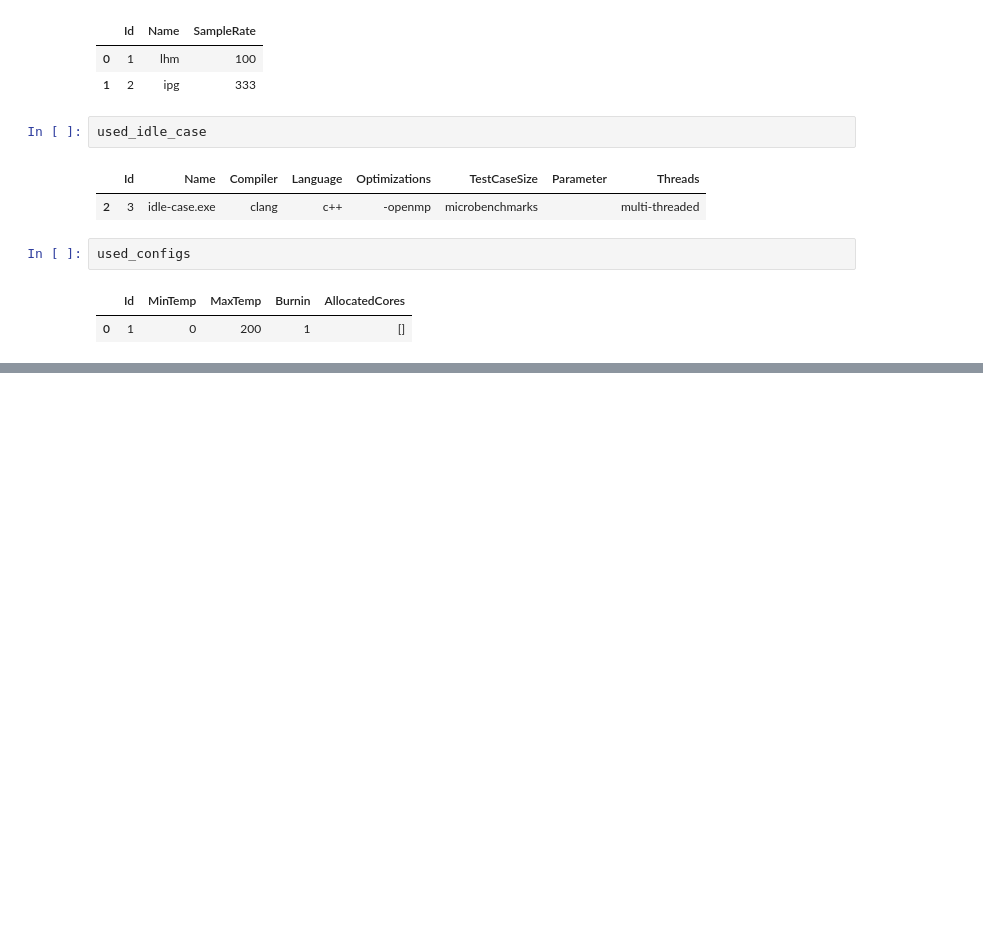
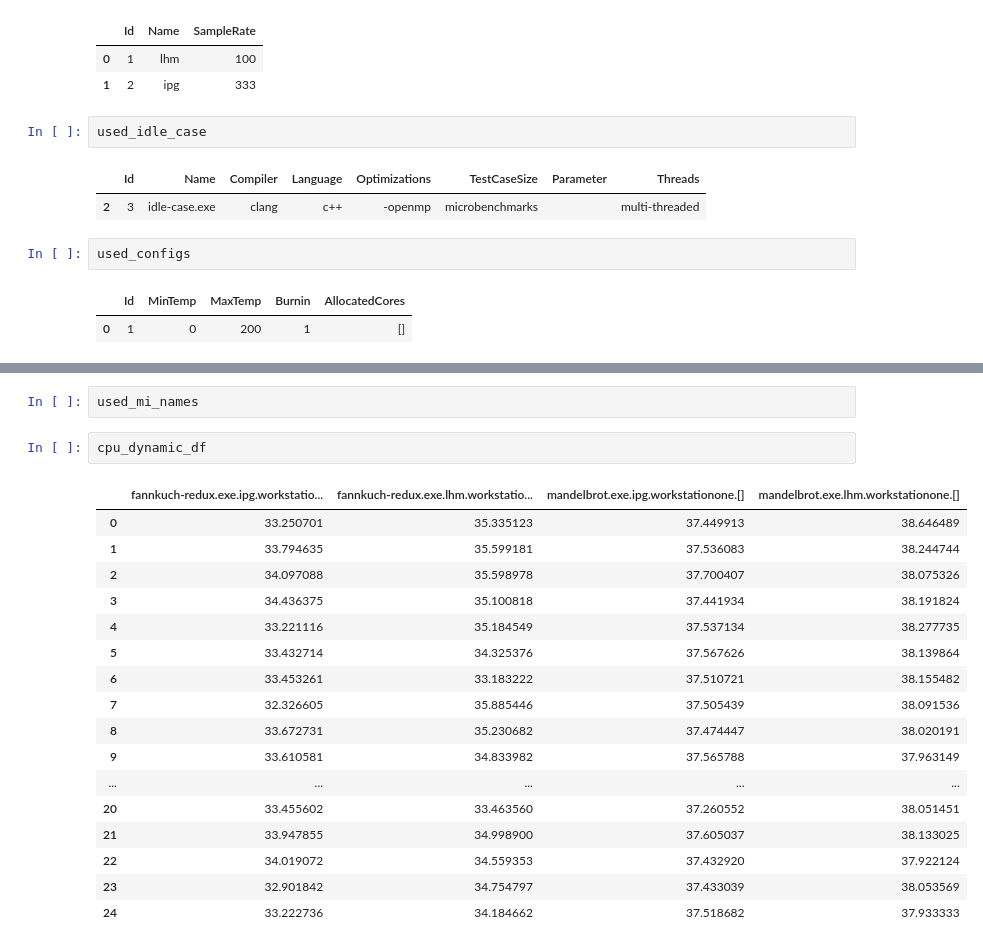
Before and after one commit to KuskIV/BDEnergy, a Jupyter notebook: analytics/result-analysis.ipynb, the cells around one changed output, grey strips where cells are left out. Drawn from its saved outputs; the diff is of its cells as text; blank space fills up the shorter version.

Commit message:
tables are comming

```diff
--- a/analytics/result-analysis.ipynb
+++ b/analytics/result-analysis.ipynb
@@ -245,0 +497,22 @@ GPU
+# %%
+used_mi_names
+# %%
+cpu_dynamic_df
+# %% [output]
+|  | fannkuch-redux.exe.ipg.workstatio... | fannkuch-redux.exe.lhm.workstatio... | mandelbrot.exe.ipg.workstationone.[] | mandelbrot.exe.lhm.workstationone.[] |
+| 0 | 33.250701 | 35.335123 | 37.449913 | 38.646489 |
+| 1 | 33.794635 | 35.599181 | 37.536083 | 38.244744 |
+| 2 | 34.097088 | 35.598978 | 37.700407 | 38.075326 |
+| 3 | 34.436375 | 35.100818 | 37.441934 | 38.191824 |
+| 4 | 33.221116 | 35.184549 | 37.537134 | 38.277735 |
+| 5 | 33.432714 | 34.325376 | 37.567626 | 38.139864 |
+| 6 | 33.453261 | 33.183222 | 37.510721 | 38.155482 |
+| 7 | 32.326605 | 35.885446 | 37.505439 | 38.091536 |
+| 8 | 33.672731 | 35.230682 | 37.474447 | 38.020191 |
+| 9 | 33.610581 | 34.833982 | 37.565788 | 37.963149 |
+| ... | ... | ... | ... | ... |
+| 20 | 33.455602 | 33.463560 | 37.260552 | 38.051451 |
+| 21 | 33.947855 | 34.998900 | 37.605037 | 38.133025 |
+| 22 | 34.019072 | 34.559353 | 37.432920 | 37.922124 |
+| 23 | 32.901842 | 34.754797 | 37.433039 | 38.053569 |
+| 24 | 33.222736 | 34.184662 | 37.518682 | 37.933333 |
```
Also changed, not shown: parts of 25 cells of this notebook, 5 other files.
